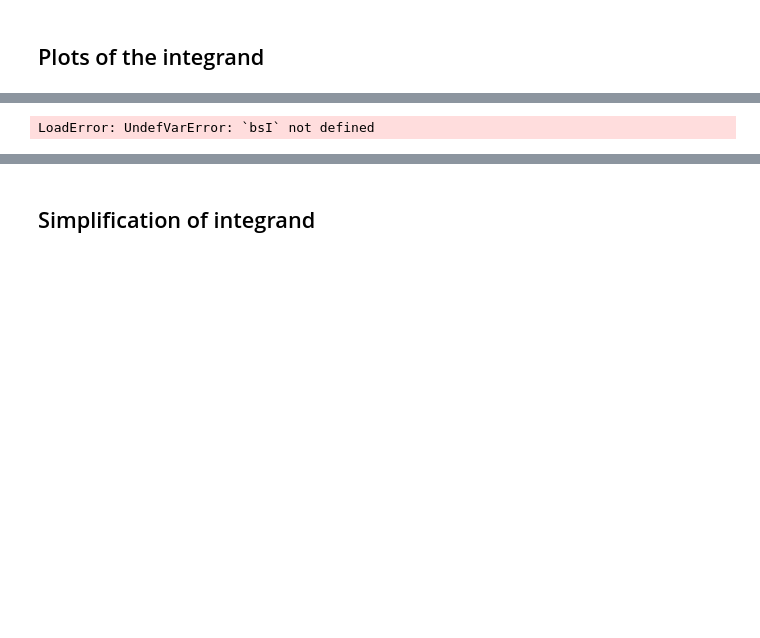
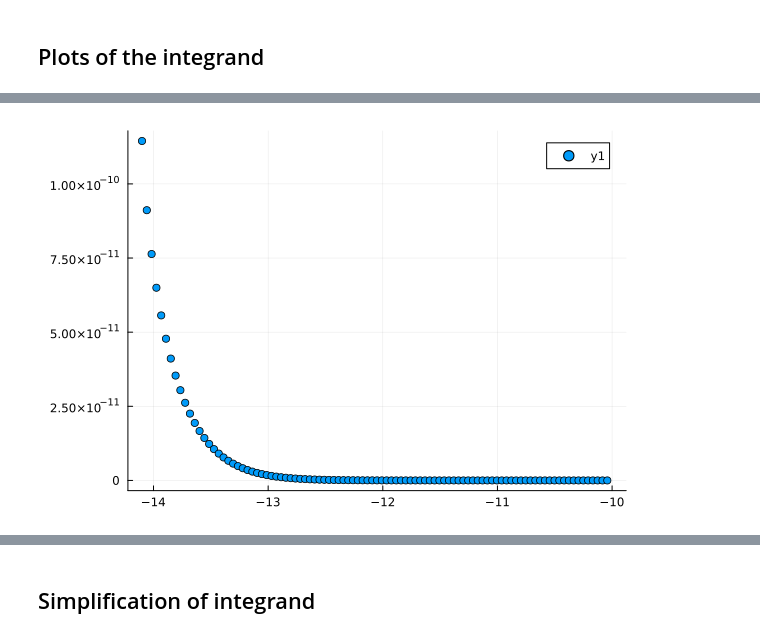
Before and after one commit to Jercheal/3d-cosmology, a Jupyter notebook: 3d_ESF_cosmology.ipynb, the cells around one changed output, grey strips where cells are left out. Drawn from its saved outputs; the diff is of its cells as text; code cells hidden in the pictures; blank space fills up the shorter version.

```diff
--- a/3d_ESF_cosmology.ipynb
+++ b/3d_ESF_cosmology.ipynb
@@ -17,7 +17,7 @@ wynn (generic function with 1 method)
 # %% [markdown]
 ## Plots of the integrand
 # %%
-bsI = range(-14.14, -10.01, 1000)
-scatter(bsI, [real(InvSqtDet_SL_ϑ_simpl_10_30(-b)) for b in bsI],yscale=:ln)
-scatter(bsI, [real(Ampl_vertex_I_simpl_10_30(-b, 2.0, 4.0, 0.05)) for b in bsI])
-scatter(bsI, [real((-b)*Ampl_vertex_I_simpl_10_30(-b, 2.0, 4.0, 0.05)) for b in bsI])
+bsI = [range(-sqrt((10-10*a1)^2/2), -sqrt((10-10*a1)^2/4), 100) for a1 in 2:4]
+#scatter(bsI, [real(InvSqtDet_SL_ϑ_simpl_10_30(-b)) for b in bsI],yscale=:ln)
+#scatter(bsI, [real(Ampl_vertex_I_simpl_10_30(-b, 2.0, 4.0, 0.05)) for b in bsI])
+#scatter(bsI, [real((-b)*Ampl_vertex_I_simpl_10_30(-b, 2.0, 4.0, 0.05)) for b in bsI])
@@ -23,0 +29,2 @@ scatter(bsI, [real((-b)*Ampl_vertex_I_simpl_10_30(-b, 2.0, 4.0, 0.05)) for b in
+# %%
+det_hess = [[Det_SL_ϑ(10.0, 10.0*(n), -b) for b in bsI[n]] for n in 1:3]
@@ -24,6 +36,10 @@ scatter(bsI, [real((-b)*Ampl_vertex_I_simpl_10_30(-b, 2.0, 4.0, 0.05)) for b in
 # %%
 #plot(bsI[3:100], [real(10.0^(-25.5) * b^2 * (sqrt(complex((10 - 30)^2/4 - b^2)))^(15.5) * (sqrt(complex((10 - 30)^2/2 - b^2)))^(-5)) for b in bsI[3:100]])
-scatter(bsI[4:100], [real(1/sqrt(complex(det_hess[i]))) for i in 4:100])
-scatter!(bsI[4:100], [imag(1/sqrt(complex(det_hess[i]))) for i in 4:100])
+#scatter(bsI[1][2:100], [real(1/sqrt(complex(det_hess[1][i]))) for i in 2:100])
+#scatter!(bsI[1][2:100], [imag(1/sqrt(complex(det_hess[1][i]))) for i in 2:100])
+scatter(bsI[2][2:100], [real(1/sqrt(complex(det_hess[2][i]))) for i in 2:100])
+#scatter!(bsI[2][2:100], [imag(1/sqrt(complex(det_hess[2][i]))) for i in 2:100])
+#scatter(bsI[3][1:100], [real(1/sqrt(complex(det_hess[3][i]))) for i in 1:100], yscale=:ln)
+#scatter!(bsI[3:100], [abs(imag(1/sqrt(complex(det_hess[i])))) for i in 3:100])
 # %% [output]
-LoadError: UndefVarError: `bsI` not defined
+[figure, added]
```
Also changed, not shown: parts of 8 cells of this notebook, 1 other file.
